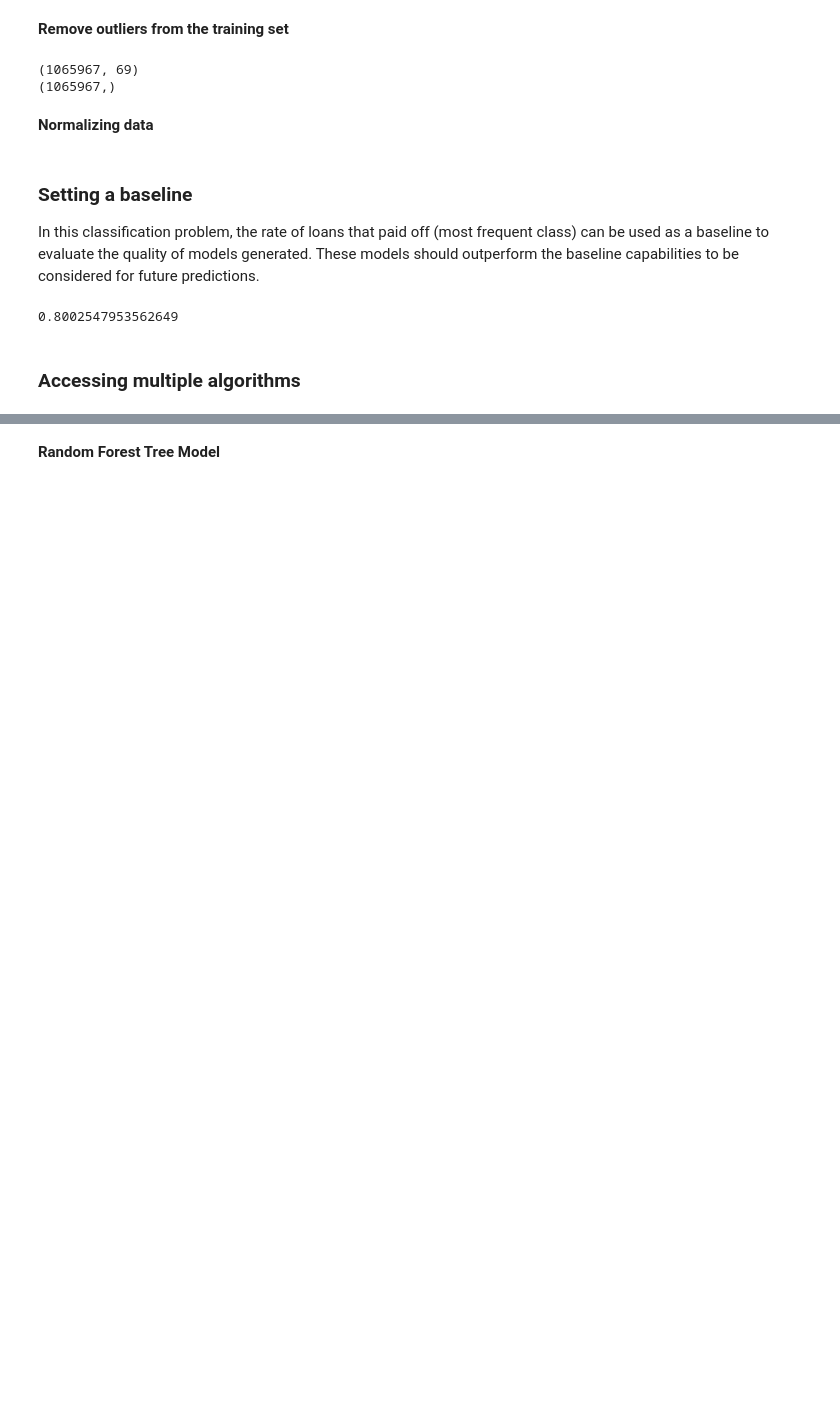
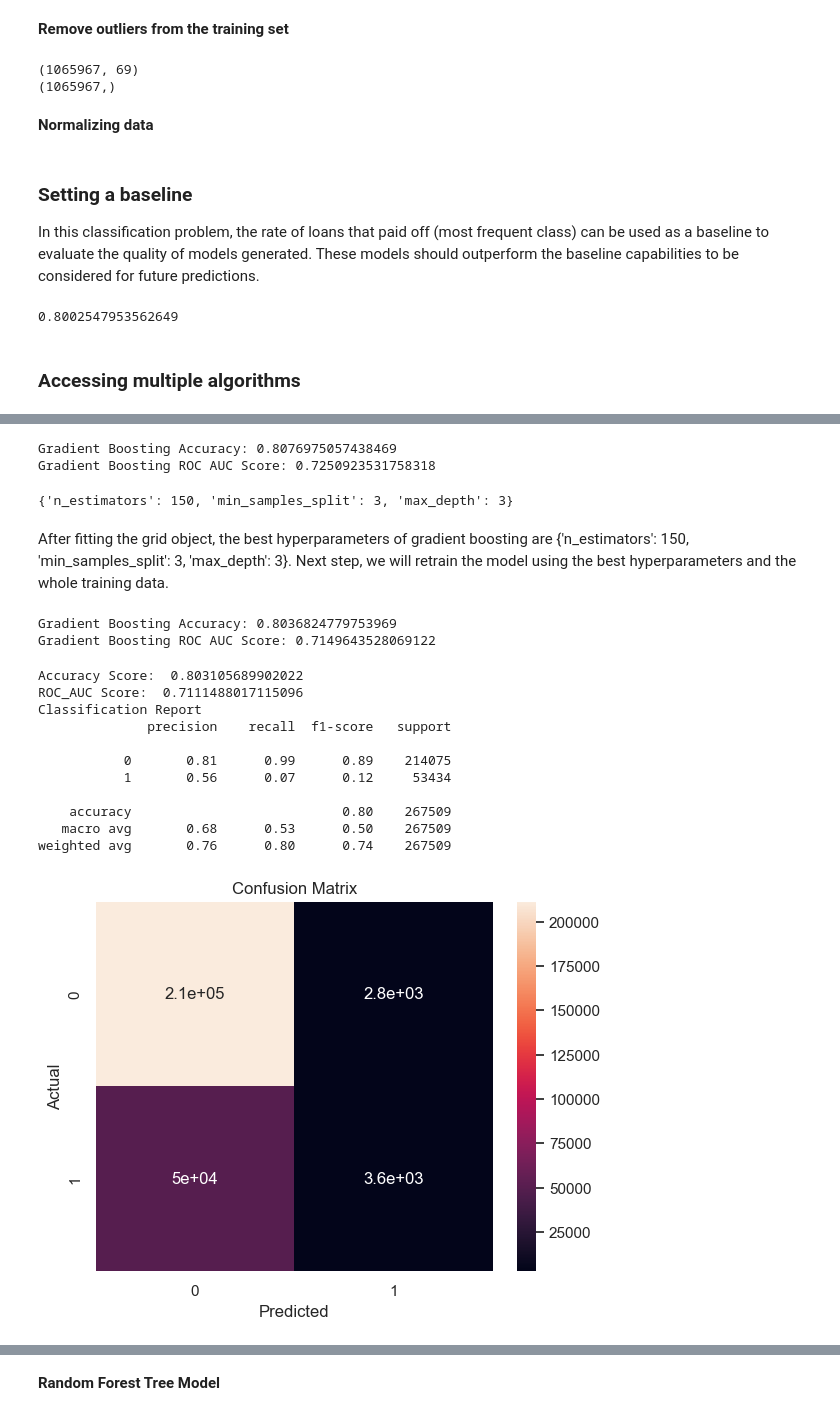
Before and after one commit to Siying6560/Lending-Club-Loan-Classification, a Jupyter notebook: Models.ipynb, the cells around one changed output, grey strips where cells are left out. Cells and saved outputs as stored; diff of their text form; code cells hidden in the pictures; blank space fills up the shorter version.

```diff
--- a/Models.ipynb
+++ b/Models.ipynb
@@ -85,0 +233,63 @@ results =[]
+# %%
+gb_best_random = gb_random.best_estimator_
+predictions = gb_best_random.predict(x_train_frac)
+accuracy = accuracy_score(y_train_frac, predictions)
+print('Gradient Boosting Accuracy: {}'.format(accuracy))
+
+y_score = gb_random.predict_proba(x_train_frac)[:,1]
+roc = roc_auc_score(y_train_frac, y_score)
+print('Gradient Boosting ROC AUC Score: {}'.format(roc))
+# %% [output]
+Gradient Boosting Accuracy: 0.8076975057438469
+Gradient Boosting ROC AUC Score: 0.7250923531758318
+# %%
+print(gb_random.best_params_)
+# %% [output]
+{'n_estimators': 150, 'min_samples_split': 3, 'max_depth': 3}
+# %% [markdown]
+After fitting the grid object, the best hyperparameters of gradient boosting are {'n_estimators': 150, 'min_samples_split': 3, 'max_depth': 3}. Next step, we will retrain the model using the best hyperparameters and the whole training data.
+# %%
+gb_best_random.fit(X_train, y_train)
+predictions = gb_best_random.predict(X_train)
+accuracy = accuracy_score(y_train, predictions)
+print('Gradient Boosting Accuracy: {}'.format(accuracy))
+
+y_score = gb_random.predict_proba(X_train)[:,1]
+roc = roc_auc_score(y_train, y_score)
+print('Gradient Boosting ROC AUC Score: {}'.format(roc))
+# %% [output]
+Gradient Boosting Accuracy: 0.8036824779753969
+Gradient Boosting ROC AUC Score: 0.7149643528069122
+# %%
+final_model = gb_best_random
+final_model.fit(X_train, y_train)
+predictions = final_model.predict(X_test)
+print('Accuracy Score: ', accuracy_score(y_test, predictions))
+y_score = gb_best_random.predict_proba(X_test)[:,1]
+print('ROC_AUC Score: ', roc_auc_score(y_test, y_score))
+
+
+# Checking classification report
+print('Classification Report')
+print(classification_report(y_test, predictions))
+
+# Confusion Matrix
+cm = confusion_matrix(y_test, predictions)
+sns.heatmap(cm, annot=True)
+plt.xlabel('Predicted')
+plt.ylabel('Actual')
+plt.title('Confusion Matrix')
+plt.show()
+# %% [output]
+Accuracy Score:  0.803105689902022
+ROC_AUC Score:  0.7111488017115096
+Classification Report
+              precision    recall  f1-score   support
+
+           0       0.81      0.99      0.89    214075
+           1       0.56      0.07      0.12     53434
+
+    accuracy                           0.80    267509
+   macro avg       0.68      0.53      0.50    267509
+weighted avg       0.76      0.80      0.74    267509
+[figure, added]
```
Also changed, not shown: parts of 29 cells of this notebook, 2 other files.
